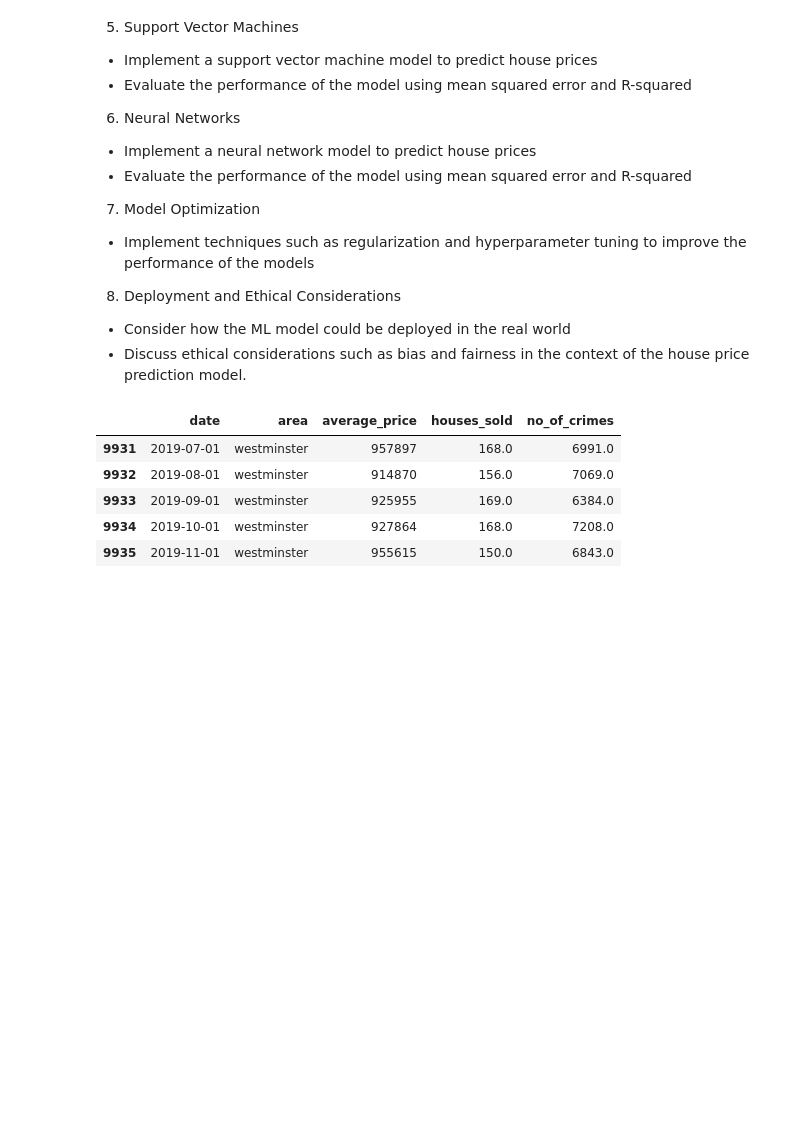
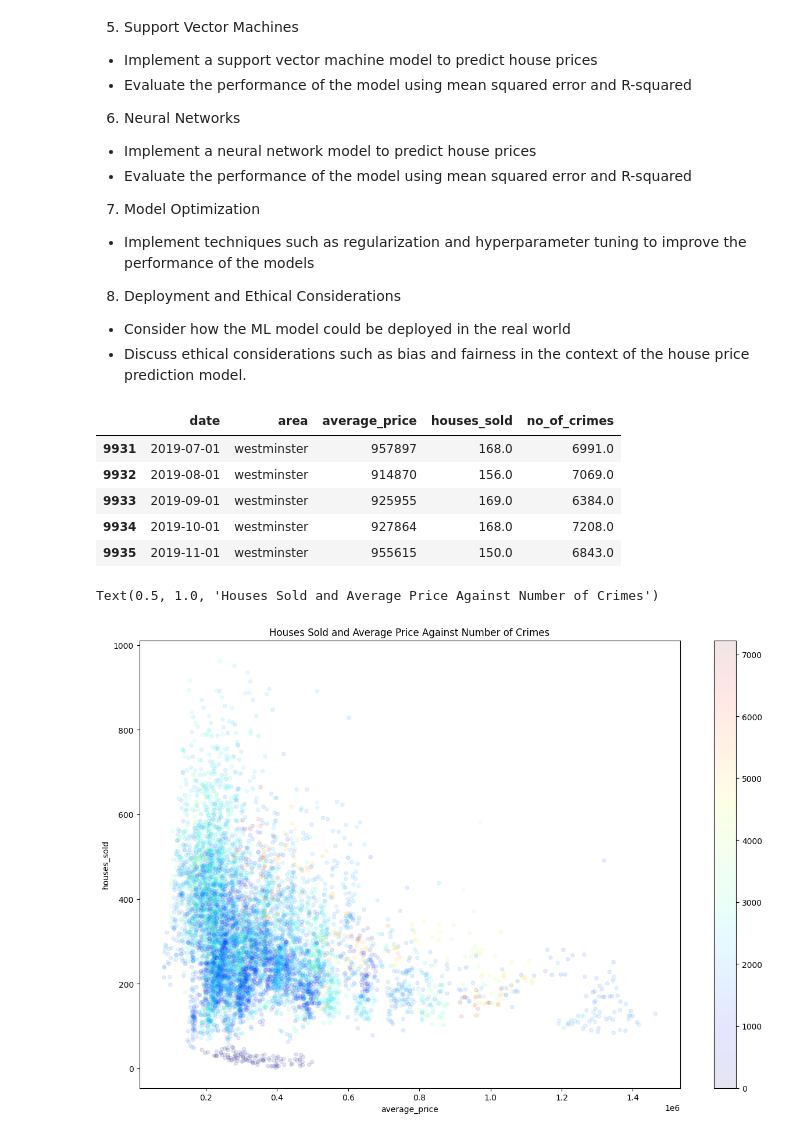
Before and after one commit to zaakirio/london-housing-jupyeter, a Jupyter notebook: london-housing.ipynb, the cells around one changed output. Cells and saved outputs as stored; diff of their text form; code cells hidden in the pictures; blank space fills up the shorter version.

```diff
--- a/london-housing.ipynb
+++ b/london-housing.ipynb
@@ -68,3 +68,17 @@ filtered_df.tail()
 | 9933 | 2019-09-01 | westminster | 925955 | 169.0 | 6384.0 |
 | 9934 | 2019-10-01 | westminster | 927864 | 168.0 | 7208.0 |
 | 9935 | 2019-11-01 | westminster | 955615 | 150.0 | 6843.0 |
+# %%
+filtered_df.plot(kind= 'scatter',
+          x='average_price',
+          y ='houses_sold',
+          alpha=.1,
+          c= filtered_df['no_of_crimes'],
+          cmap=plt.get_cmap('jet'),
+          colorbar=True,
+          figsize=(15,10),
+          sharex=False)
+plt.title('Houses Sold and Average Price Against Number of Crimes')
+# %% [output]
+Text(0.5, 1.0, 'Houses Sold and Average Price Against Number of Crimes')
+[figure, added]
```
Also changed, not shown: parts of 2 cells of this notebook.
